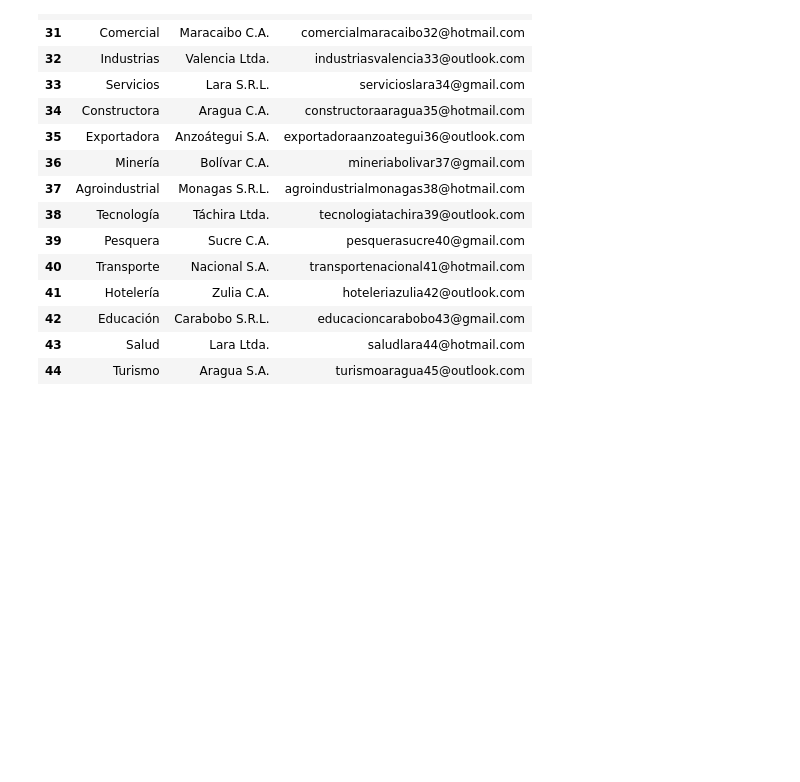
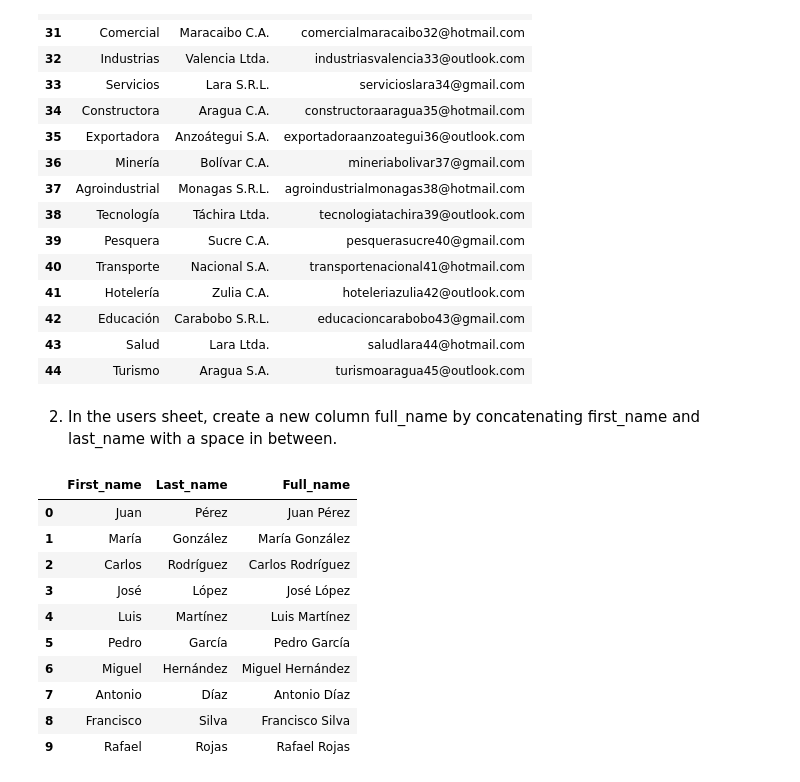
Before and after one commit to EumT07/ac-service-tracker-mvp, a Jupyter notebook: data_generator/data_analyst.ipynb, the cells around one changed output. Cells and saved outputs as stored; diff of their text form; code cells hidden in the pictures; blank space fills up the shorter version.

```diff
--- a/data_generator/data_analyst.ipynb
+++ b/data_generator/data_analyst.ipynb
@@ -52,12 +52,21 @@ memory usage: 2.2+ KB
 active_users = users_df["is_active"] == True #Filter active users
 roles_counts = users_df.loc[active_users]["role"].value_counts().reset_index()
 roles_counts.columns = ["Role", "Count"]
-percent = [x for x in ((roles_counts["Count"] / roles_counts["Count"].sum())*100)]
+percent = [f"{x:.2f} %" for x in ((roles_counts["Count"] / roles_counts["Count"].sum())*100)]
 
 users_by_roles = pd.DataFrame({
     "Roles": roles_counts["Role"],
     "Counts": roles_counts["Count"],
     "Percentage": percent
 })
-users_by_roles
+#Data
+x: Any = users_by_roles["Roles"]
+y = users_by_roles["Counts"]
+
+#Pies charts
+fig, ax = plt.subplots()
+ax.pie(y, labels = x, autopct='%1.1f%%', wedgeprops={"linewidth":2,"edgecolor": "white"})
+ax.legend()
+plt.title('Actives Users')
+plt.show()
 # %% [output]
@@ -107,12 +98,21 @@ memory usage: 3.6+ KB
 # %%
 client_counts = clients_df["client_type"].value_counts().reset_index()
 client_counts.columns = ["Type_of_Clients", "Count"]
-percent_clients = [x for x in ((client_counts["Count"] / client_counts["Count"].sum())* 100)]
+percent_clients = [f"{x:.2f} %" for x in ((client_counts["Count"] / client_counts["Count"].sum())* 100)]
 
 clients_by_type = pd.DataFrame({
     "Type_of_Clients": client_counts["Type_of_Clients"],
     "Counts": client_counts["Count"],
     "Percentage": percent_clients
 })
-clients_by_type
+#Data
+x: Any = clients_by_type["Type_of_Clients"]
+y = clients_by_type["Counts"]
+
+#Pies charts
+fig, ax = plt.subplots()
+ax.pie(y, labels = x, autopct='%1.1f%%', wedgeprops={"linewidth":2,"edgecolor": "white"})
+ax.legend()
+plt.title('All Clients')
+plt.show()
 # %% [output]
@@ -156,3 +141,23 @@ clients_df.loc[commercial_clients, ["first_name","last_name","email"]]
 | 42 | Educación | Carabobo S.R.L. | educacioncarabobo43@gmail.com |
 | 43 | Salud | Lara Ltda. | saludlara44@hotmail.com |
 | 44 | Turismo | Aragua S.A. | turismoaragua45@outlook.com |
+# %% [markdown]
+2. In the users sheet, create a new column full_name by concatenating first_name and last_name with a space in between.
+# %%
+users_df["full_name"] = users_df["first_name"] + " " + users_df["last_name"]
+full_users = users_df[["first_name","last_name","full_name"]]
+
+full_users.columns = [ x[0].upper() + x[1:len(x)] for x in full_users.columns]
+full_users.head(10)
+# %% [output]
+|  | First_name | Last_name | Full_name |
+| 0 | Juan | Pérez | Juan Pérez |
+| 1 | María | González | María González |
+| 2 | Carlos | Rodríguez | Carlos Rodríguez |
+| 3 | José | López | José López |
+| 4 | Luis | Martínez | Luis Martínez |
+| 5 | Pedro | García | Pedro García |
+| 6 | Miguel | Hernández | Miguel Hernández |
+| 7 | Antonio | Díaz | Antonio Díaz |
+| 8 | Francisco | Silva | Francisco Silva |
+| 9 | Rafael | Rojas | Rafael Rojas |
```
Also changed, not shown: parts of 18 cells of this notebook.
